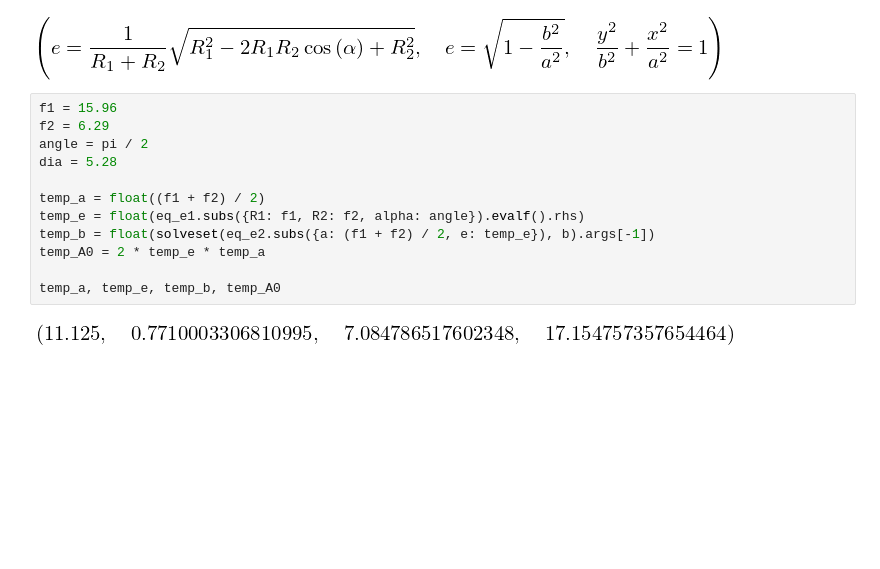
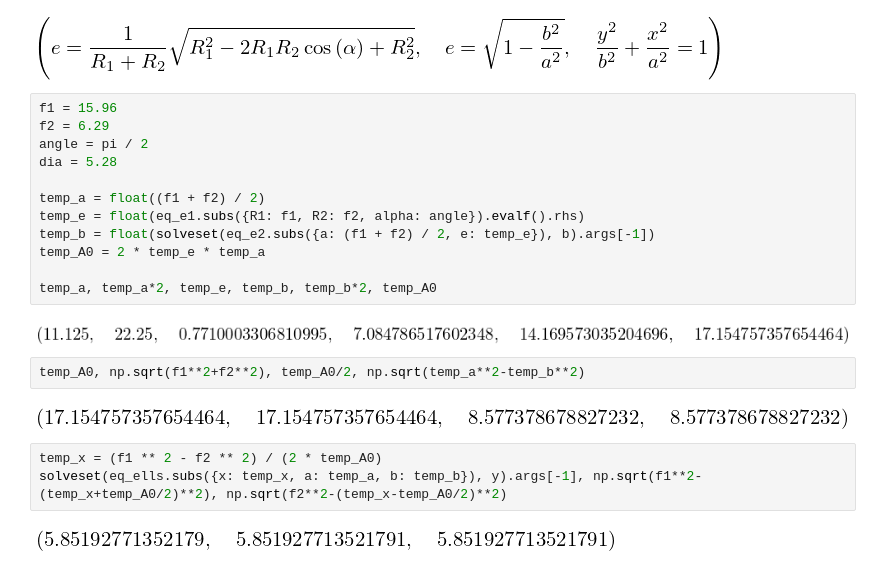
Before and after one commit to aravindhnivas/FELion-Spectrum-Analyser, a Jupyter notebook: Simulations/THz/mirror.ipynb, the cells around one changed output. Cells and saved outputs as stored; diff of their text form; blank space fills up the shorter version.

```diff
--- a/Simulations/THz/mirror.ipynb
+++ b/Simulations/THz/mirror.ipynb
@@ -22,14 +24,23 @@ eq_e1, eq_e2, eq_ells
 # %%
 f1 = 15.96
 f2 = 6.29
 angle = pi / 2
 dia = 5.28
 
 temp_a = float((f1 + f2) / 2)
 temp_e = float(eq_e1.subs({R1: f1, R2: f2, alpha: angle}).evalf().rhs)
 temp_b = float(solveset(eq_e2.subs({a: (f1 + f2) / 2, e: temp_e}), b).args[-1])
 temp_A0 = 2 * temp_e * temp_a
 
-temp_a, temp_e, temp_b, temp_A0
+temp_a, temp_a*2, temp_e, temp_b, temp_b*2, temp_A0
 # %% [output]
-[figure, old version]
+[figure, new version]
+# %%
+temp_A0, np.sqrt(f1**2+f2**2), temp_A0/2, np.sqrt(temp_a**2-temp_b**2)
+# %% [output]
+[figure, added]
+# %%
+temp_x = (f1 ** 2 - f2 ** 2) / (2 * temp_A0)
+solveset(eq_ells.subs({x: temp_x, a: temp_a, b: temp_b}), y).args[-1], np.sqrt(f1**2-(temp_x+temp_A0/2)**2), np.sqrt(f2**2-(temp_x-temp_A0/2)**2)
+# %% [output]
+[figure, added]
```
Also changed, not shown: parts of 18 cells of this notebook.
